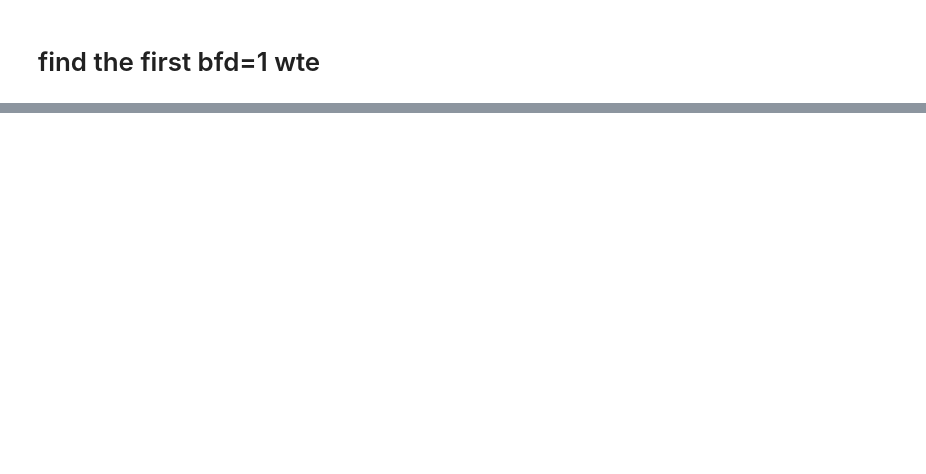
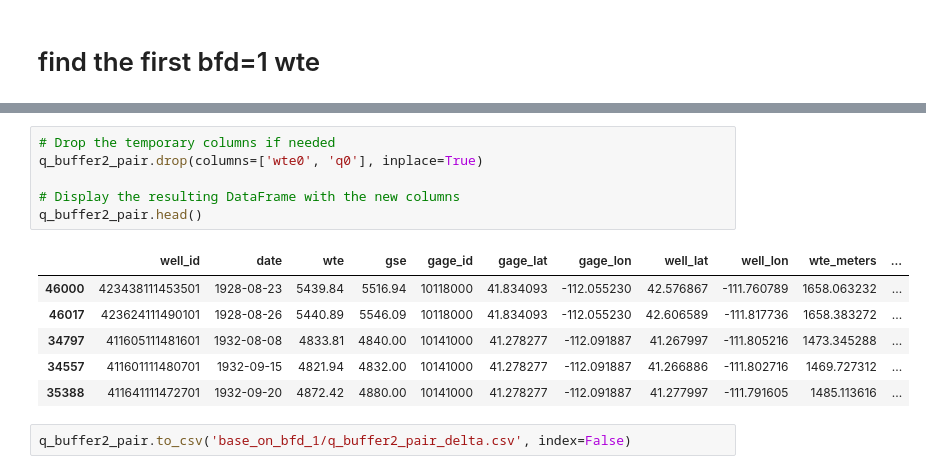
Before and after one commit to xueyil9/gslb_local_running, a Jupyter notebook: base_on_first_bfd_1_june10.ipynb, the cells around one changed output, grey strips where cells are left out. Drawn from its saved outputs; the diff is of its cells as text; blank space fills up the shorter version.

```diff
--- a/base_on_first_bfd_1_june10.ipynb
+++ b/base_on_first_bfd_1_june10.ipynb
@@ -468,0 +507,15 @@ memory usage: 4.7+ MB
+# %%
+# Drop the temporary columns if needed
+q_buffer2_pair.drop(columns=['wte0', 'q0'], inplace=True)
+
+# Display the resulting DataFrame with the new columns
+q_buffer2_pair.head()
+# %% [output]
+|  | well_id | date | wte | gse | gage_id | gage_lat | gage_lon | well_lat | well_lon | wte_meters | ... |
+| 46000 | 423438111453501 | 1928-08-23 | 5439.84 | 5516.94 | 10118000 | 41.834093 | -112.055230 | 42.576867 | -111.760789 | 1658.063232 | ... |
+| 46017 | 423624111490101 | 1928-08-26 | 5440.89 | 5546.09 | 10118000 | 41.834093 | -112.055230 | 42.606589 | -111.817736 | 1658.383272 | ... |
+| 34797 | 411605111481601 | 1932-08-08 | 4833.81 | 4840.00 | 10141000 | 41.278277 | -112.091887 | 41.267997 | -111.805216 | 1473.345288 | ... |
+| 34557 | 411601111480701 | 1932-09-15 | 4821.94 | 4832.00 | 10141000 | 41.278277 | -112.091887 | 41.266886 | -111.802716 | 1469.727312 | ... |
+| 35388 | 411641111472701 | 1932-09-20 | 4872.42 | 4880.00 | 10141000 | 41.278277 | -112.091887 | 41.277997 | -111.791605 | 1485.113616 | ... |
+# %%
+q_buffer2_pair.to_csv('base_on_bfd_1/q_buffer2_pair_delta.csv', index=False)
```
Also changed, not shown: parts of 4 cells of this notebook.
